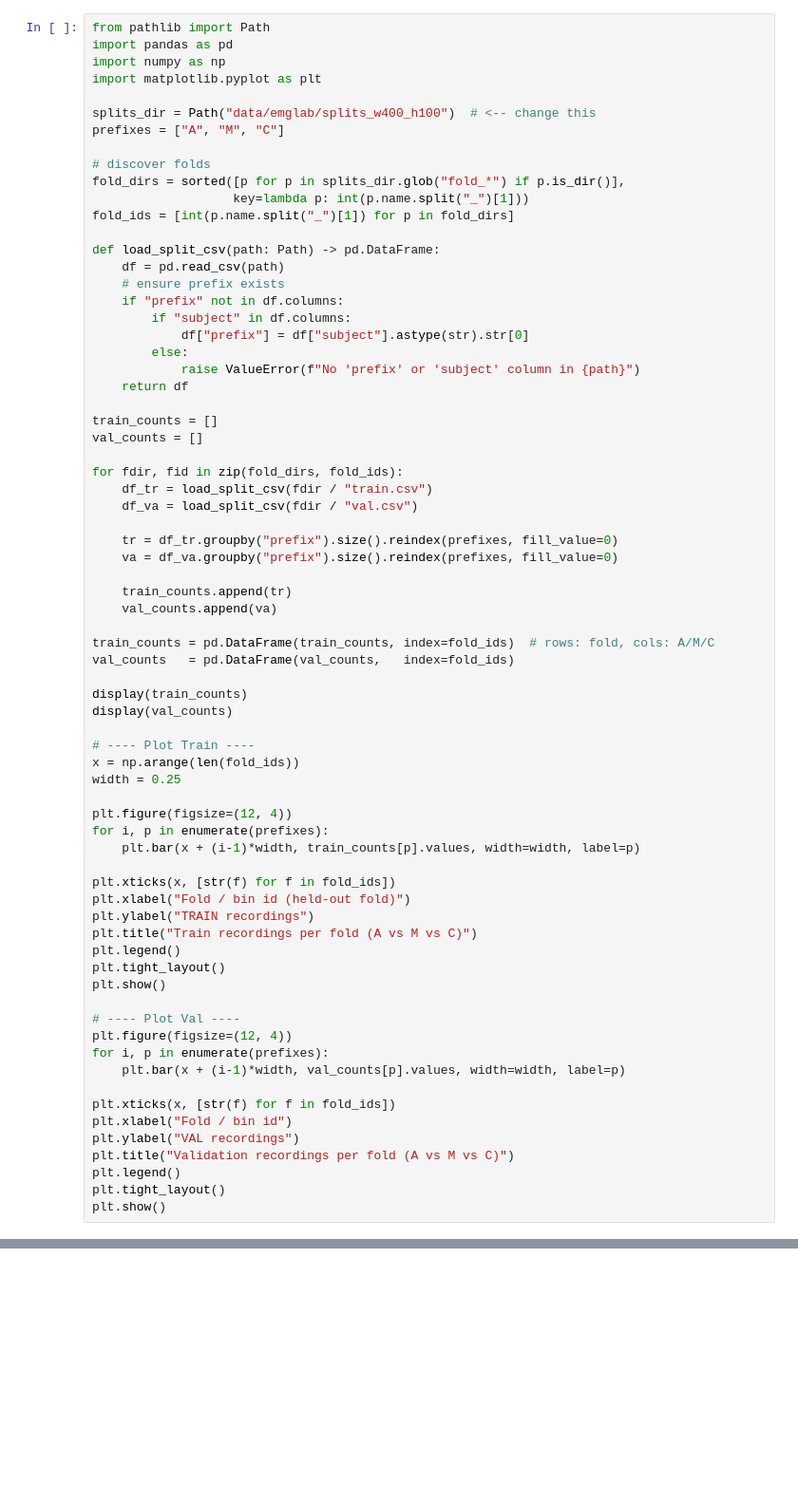
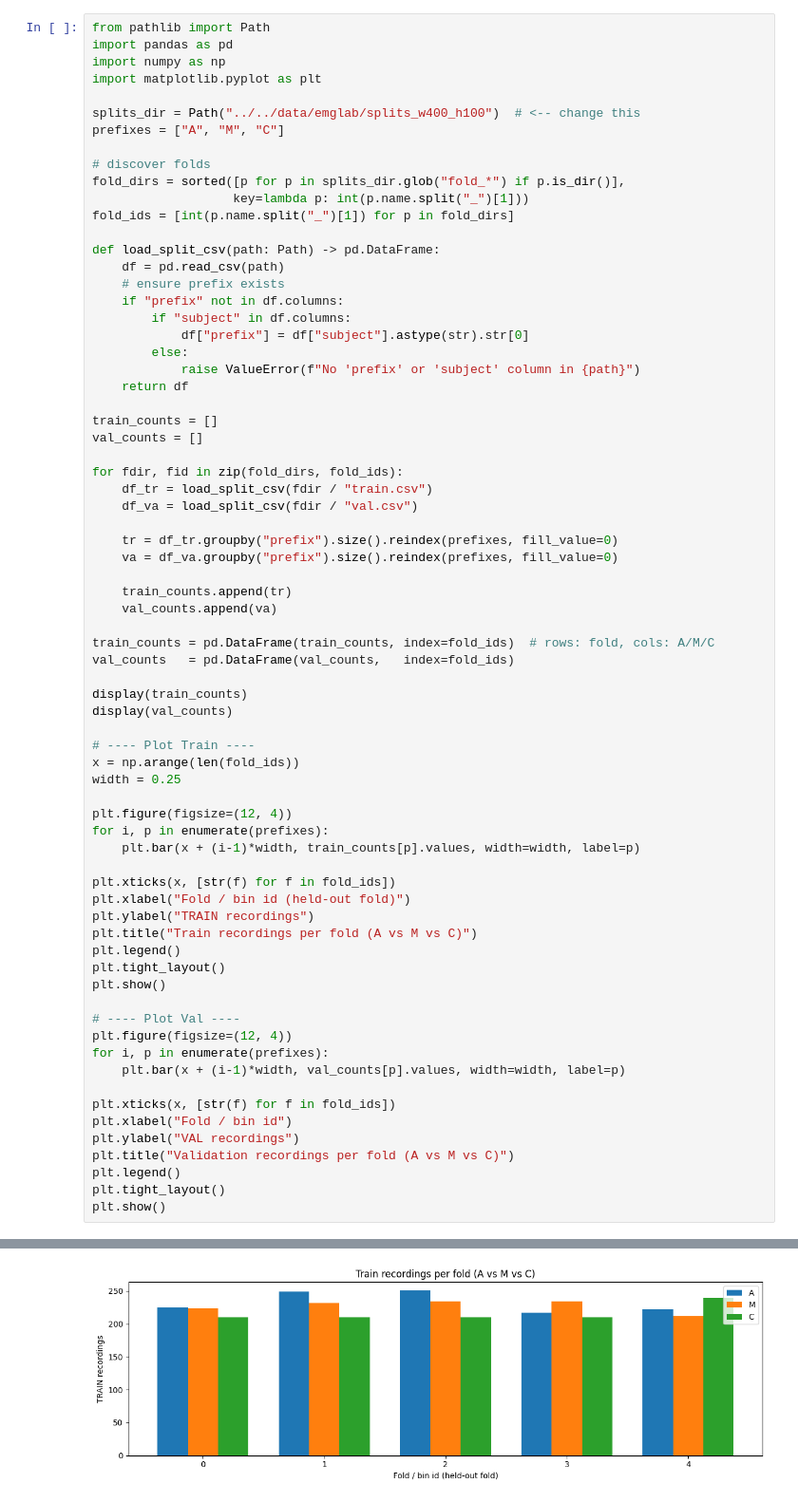
Before and after one commit to anantawibisono/ecgxai-nEMG_thesis, a Jupyter notebook: nemg/notebooks/check_splits.ipynb, the cells around one changed output, grey strips where cells are left out. Shown at 95% size. Saved outputs shown, nothing was run; the diff lists cells and outputs as text; blank space fills up the shorter version.

```diff
--- a/nemg/notebooks/check_splits.ipynb
+++ b/nemg/notebooks/check_splits.ipynb
@@ -4,7 +4,7 @@ import pandas as pd
 import numpy as np
 import matplotlib.pyplot as plt
 
-splits_dir = Path("data/emglab/splits_w400_h100")  # <-- change this
+splits_dir = Path("../../data/emglab/splits_w400_h100")  # <-- change this
 prefixes = ["A", "M", "C"]
 
 # discover folds
@@ -69,3 +69,4 @@ plt.title("Validation recordings per fold (A vs M vs C)")
 plt.legend()
 plt.tight_layout()
 plt.show()
+# %% [output]
@@ -71,0 +85 @@ plt.show()
+[figure, added]
```
Also changed, not shown: parts of 1 cell of this notebook, 33 other files.
